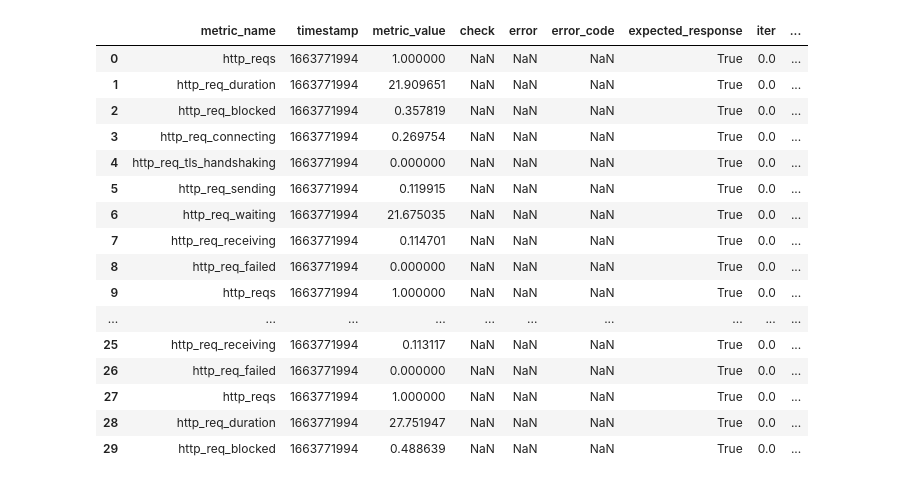
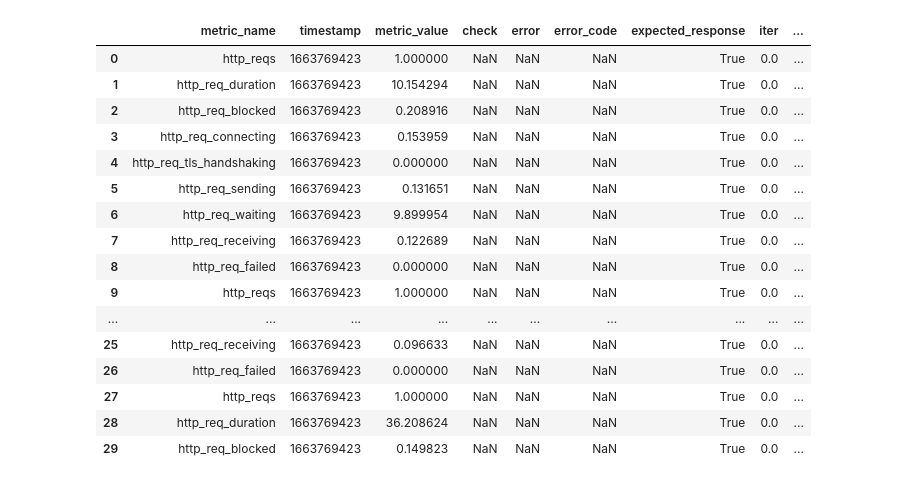
Before and after one commit to njapke/cloud-benchmark-conductor, a Jupyter notebook: analysis/bootstraping-app2.ipynb, the cells around one changed output. Saved outputs shown, nothing was run; the diff lists cells and outputs as text; code cells hidden in the pictures.

```diff
--- a/analysis/bootstraping-app2.ipynb
+++ b/analysis/bootstraping-app2.ipynb
@@ -7,30 +7,30 @@ from numpy.random import default_rng
 rng = default_rng()
 # %%
 
-# df1 = pd.read_csv("../results/fbs/ab-main-main-2022-09-21T16:10:12+02:00/v1.csv")
-# df2 = pd.read_csv("../results/fbs/ab-main-main-2022-09-21T16:10:12+02:00/v2.csv")
-
-df1 = pd.read_csv("../results/fbs/ab-main-perf-issue-request-id-2022-09-21T16:51:43+02:00/v1.csv")
-df2 = pd.read_csv("../results/fbs/ab-main-perf-issue-request-id-2022-09-21T16:51:43+02:00/v2.csv")
+df1 = pd.read_csv("../results/fbs/ab-main-main-2022-09-21T16:10:12+02:00/v1.csv")
+df2 = pd.read_csv("../results/fbs/ab-main-main-2022-09-21T16:10:12+02:00/v2.csv")
+# df1 = pd.read_csv("../results/fbs/ab-main-perf-issue-request-id-2022-09-21T16:51:43+02:00/v1.csv")
+# df2 = pd.read_csv("../results/fbs/ab-main-perf-issue-request-id-2022-09-21T16:51:43+02:00/v2.csv")
+# df1 = pd.read_csv("../results/fbs/ab-main-perf-issue-clean-path-2022-09-22T10:29:53+02:00/v1.csv")
+# df2 = pd.read_csv("../results/fbs/ab-main-perf-issue-clean-path-2022-09-22T10:29:53+02:00/v2.csv")
 df = pd.concat([df1, df2])
+df.head(n=30)
+# %% [output]
+|  | metric_name | timestamp | metric_value | check | error | error_code | expected_response | iter | ... |
+| 0 | http_reqs | 1663769423 | 1.000000 | NaN | NaN | NaN | True | 0.0 | ... |
+| 1 | http_req_duration | 1663769423 | 10.154294 | NaN | NaN | NaN | True | 0.0 | ... |
+| 2 | http_req_blocked | 1663769423 | 0.208916 | NaN | NaN | NaN | True | 0.0 | ... |
+| 3 | http_req_connecting | 1663769423 | 0.153959 | NaN | NaN | NaN | True | 0.0 | ... |
+| 4 | http_req_tls_handshaking | 1663769423 | 0.000000 | NaN | NaN | NaN | True | 0.0 | ... |
+| 5 | http_req_sending | 1663769423 | 0.131651 | NaN | NaN | NaN | True | 0.0 | ... |
+| 6 | http_req_waiting | 1663769423 | 9.899954 | NaN | NaN | NaN | True | 0.0 | ... |
+| 7 | http_req_receiving | 1663769423 | 0.122689 | NaN | NaN | NaN | True | 0.0 | ... |
+| 8 | http_req_failed | 1663769423 | 0.000000 | NaN | NaN | NaN | True | 0.0 | ... |
+| 9 | http_reqs | 1663769423 | 1.000000 | NaN | NaN | NaN | True | 0.0 | ... |
+| ... | ... | ... | ... | ... | ... | ... | ... | ... | ... |
+| 25 | http_req_receiving | 1663769423 | 0.096633 | NaN | NaN | NaN | True | 0.0 | ... |
+| 26 | http_req_failed | 1663769423 | 0.000000 | NaN | NaN | NaN | True | 0.0 | ... |
+| 27 | http_reqs | 1663769423 | 1.000000 | NaN | NaN | NaN | True | 0.0 | ... |
+| 28 | http_req_duration | 1663769423 | 36.208624 | NaN | NaN | NaN | True | 0.0 | ... |
+| 29 | http_req_blocked | 1663769423 | 0.149823 | NaN | NaN | NaN | True | 0.0 | ... |
-# %%
-df.head(n=30)
-# %% [output]
-|  | metric_name | timestamp | metric_value | check | error | error_code | expected_response | iter | ... |
-| 0 | http_reqs | 1663771994 | 1.000000 | NaN | NaN | NaN | True | 0.0 | ... |
-| 1 | http_req_duration | 1663771994 | 21.909651 | NaN | NaN | NaN | True | 0.0 | ... |
-| 2 | http_req_blocked | 1663771994 | 0.357819 | NaN | NaN | NaN | True | 0.0 | ... |
-| 3 | http_req_connecting | 1663771994 | 0.269754 | NaN | NaN | NaN | True | 0.0 | ... |
-| 4 | http_req_tls_handshaking | 1663771994 | 0.000000 | NaN | NaN | NaN | True | 0.0 | ... |
-| 5 | http_req_sending | 1663771994 | 0.119915 | NaN | NaN | NaN | True | 0.0 | ... |
-| 6 | http_req_waiting | 1663771994 | 21.675035 | NaN | NaN | NaN | True | 0.0 | ... |
-| 7 | http_req_receiving | 1663771994 | 0.114701 | NaN | NaN | NaN | True | 0.0 | ... |
-| 8 | http_req_failed | 1663771994 | 0.000000 | NaN | NaN | NaN | True | 0.0 | ... |
-| 9 | http_reqs | 1663771994 | 1.000000 | NaN | NaN | NaN | True | 0.0 | ... |
-| ... | ... | ... | ... | ... | ... | ... | ... | ... | ... |
-| 25 | http_req_receiving | 1663771994 | 0.113117 | NaN | NaN | NaN | True | 0.0 | ... |
-| 26 | http_req_failed | 1663771994 | 0.000000 | NaN | NaN | NaN | True | 0.0 | ... |
-| 27 | http_reqs | 1663771994 | 1.000000 | NaN | NaN | NaN | True | 0.0 | ... |
-| 28 | http_req_duration | 1663771994 | 27.751947 | NaN | NaN | NaN | True | 0.0 | ... |
-| 29 | http_req_blocked | 1663771994 | 0.488639 | NaN | NaN | NaN | True | 0.0 | ... |
 # %%
```
Also changed, not shown: parts of 9 cells of this notebook.
